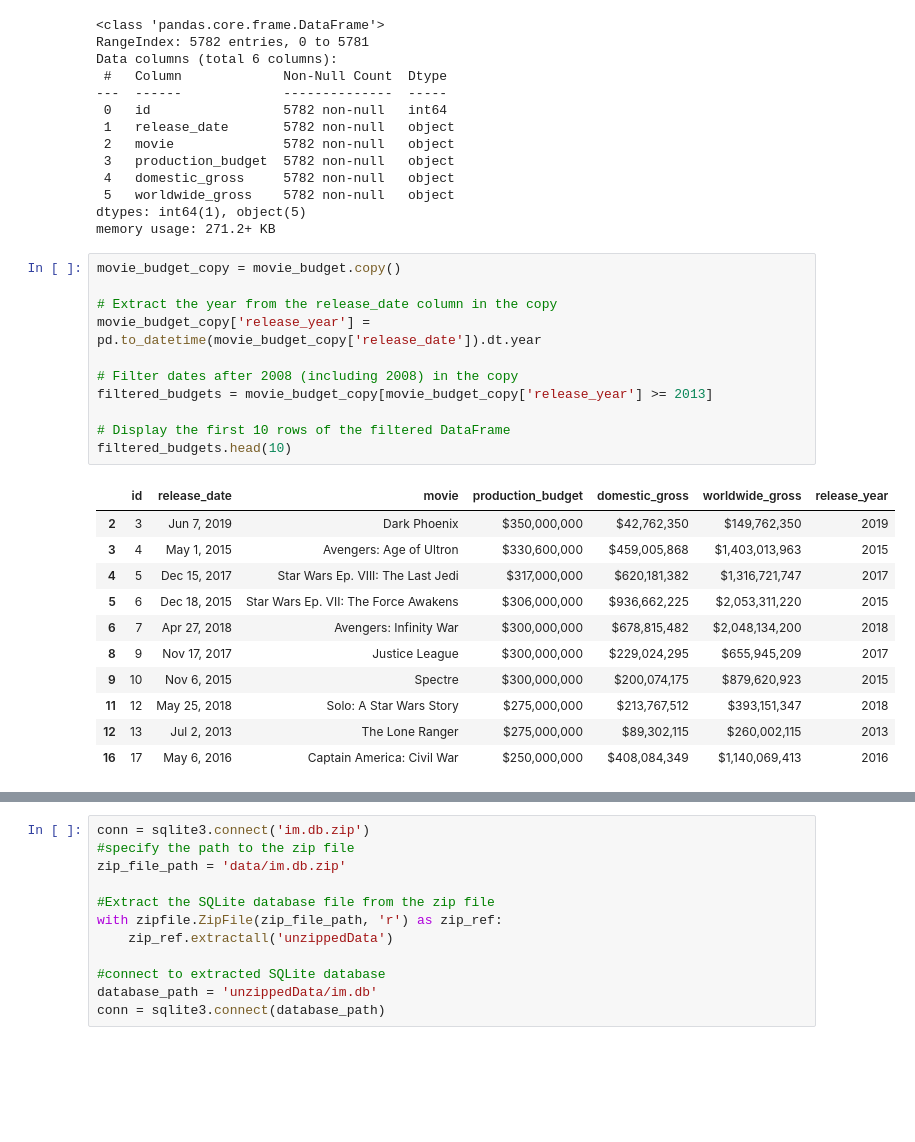
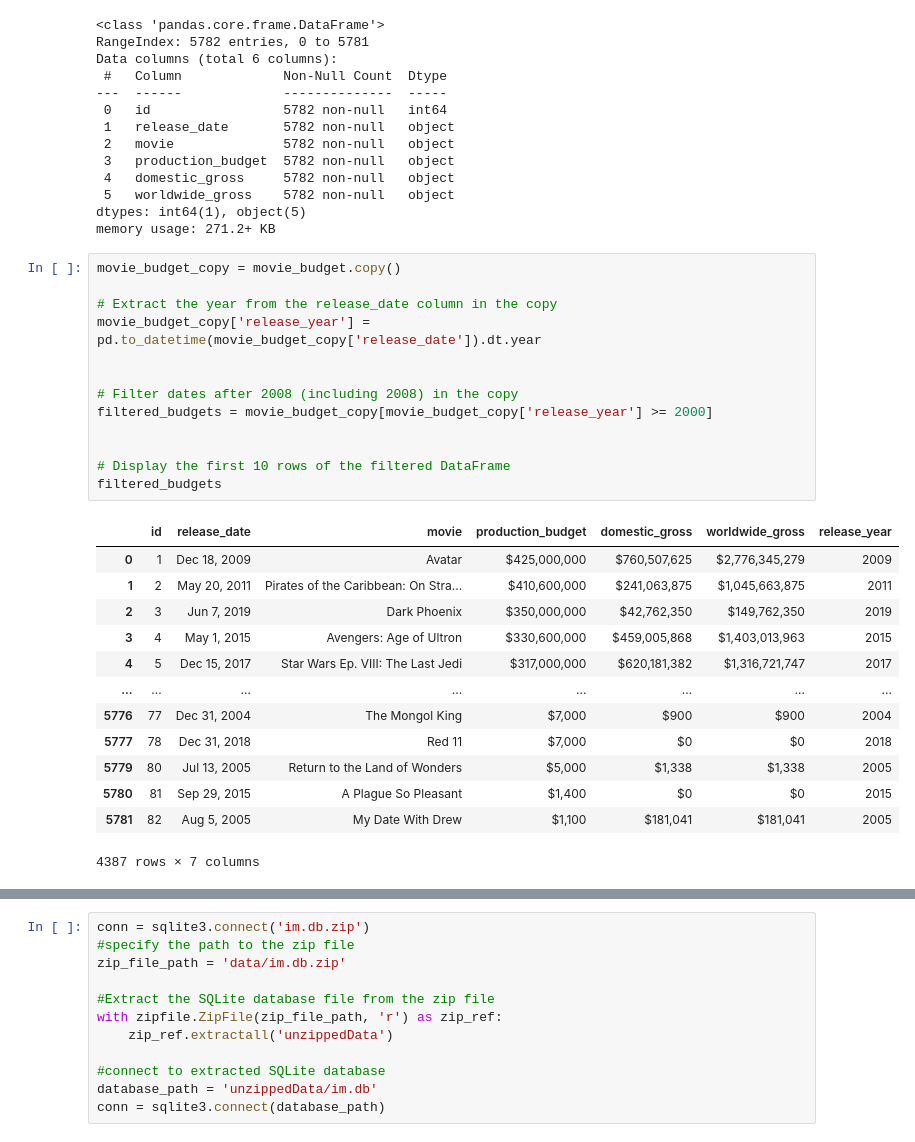
Before and after one commit to GoknurK/Movie_Studio, a Jupyter notebook: exploration copy.ipynb, the cells around one changed output, grey strips where cells are left out. Drawn from its saved outputs; the diff is of its cells as text; blank space fills up the shorter version.

```diff
--- a/exploration copy.ipynb
+++ b/exploration copy.ipynb
@@ -278,23 +49,27 @@ memory usage: 271.2+ KB
 # %%
 movie_budget_copy = movie_budget.copy()
 
 # Extract the year from the release_date column in the copy
 movie_budget_copy['release_year'] = pd.to_datetime(movie_budget_copy['release_date']).dt.year
 
+
 # Filter dates after 2008 (including 2008) in the copy
-filtered_budgets = movie_budget_copy[movie_budget_copy['release_year'] >= 2013]
+filtered_budgets = movie_budget_copy[movie_budget_copy['release_year'] >= 2000]
+
 
 # Display the first 10 rows of the filtered DataFrame
-filtered_budgets.head(10)
+filtered_budgets
 # %% [output]
 |  | id | release_date | movie | production_budget | domestic_gross | worldwide_gross | release_year |
+| 0 | 1 | Dec 18, 2009 | Avatar | $425,000,000 | $760,507,625 | $2,776,345,279 | 2009 |
+| 1 | 2 | May 20, 2011 | Pirates of the Caribbean: On Stra... | $410,600,000 | $241,063,875 | $1,045,663,875 | 2011 |
 | 2 | 3 | Jun 7, 2019 | Dark Phoenix | $350,000,000 | $42,762,350 | $149,762,350 | 2019 |
 | 3 | 4 | May 1, 2015 | Avengers: Age of Ultron | $330,600,000 | $459,005,868 | $1,403,013,963 | 2015 |
 | 4 | 5 | Dec 15, 2017 | Star Wars Ep. VIII: The Last Jedi | $317,000,000 | $620,181,382 | $1,316,721,747 | 2017 |
-| 5 | 6 | Dec 18, 2015 | Star Wars Ep. VII: The Force Awakens | $306,000,000 | $936,662,225 | $2,053,311,220 | 2015 |
-| 6 | 7 | Apr 27, 2018 | Avengers: Infinity War | $300,000,000 | $678,815,482 | $2,048,134,200 | 2018 |
-| 8 | 9 | Nov 17, 2017 | Justice League | $300,000,000 | $229,024,295 | $655,945,209 | 2017 |
-| 9 | 10 | Nov 6, 2015 | Spectre | $300,000,000 | $200,074,175 | $879,620,923 | 2015 |
-| 11 | 12 | May 25, 2018 | Solo: A Star Wars Story | $275,000,000 | $213,767,512 | $393,151,347 | 2018 |
-| 12 | 13 | Jul 2, 2013 | The Lone Ranger | $275,000,000 | $89,302,115 | $260,002,115 | 2013 |
-| 16 | 17 | May 6, 2016 | Captain America: Civil War | $250,000,000 | $408,084,349 | $1,140,069,413 | 2016 |
+| ... | ... | ... | ... | ... | ... | ... | ... |
+| 5776 | 77 | Dec 31, 2004 | The Mongol King | $7,000 | $900 | $900 | 2004 |
+| 5777 | 78 | Dec 31, 2018 | Red 11 | $7,000 | $0 | $0 | 2018 |
+| 5779 | 80 | Jul 13, 2005 | Return to the Land of Wonders | $5,000 | $1,338 | $1,338 | 2005 |
+| 5780 | 81 | Sep 29, 2015 | A Plague So Pleasant | $1,400 | $0 | $0 | 2015 |
+| 5781 | 82 | Aug 5, 2005 | My Date With Drew | $1,100 | $181,041 | $181,041 | 2005 |
+4387 rows × 7 columns
```
Also changed, not shown: parts of 41 cells of this notebook.
